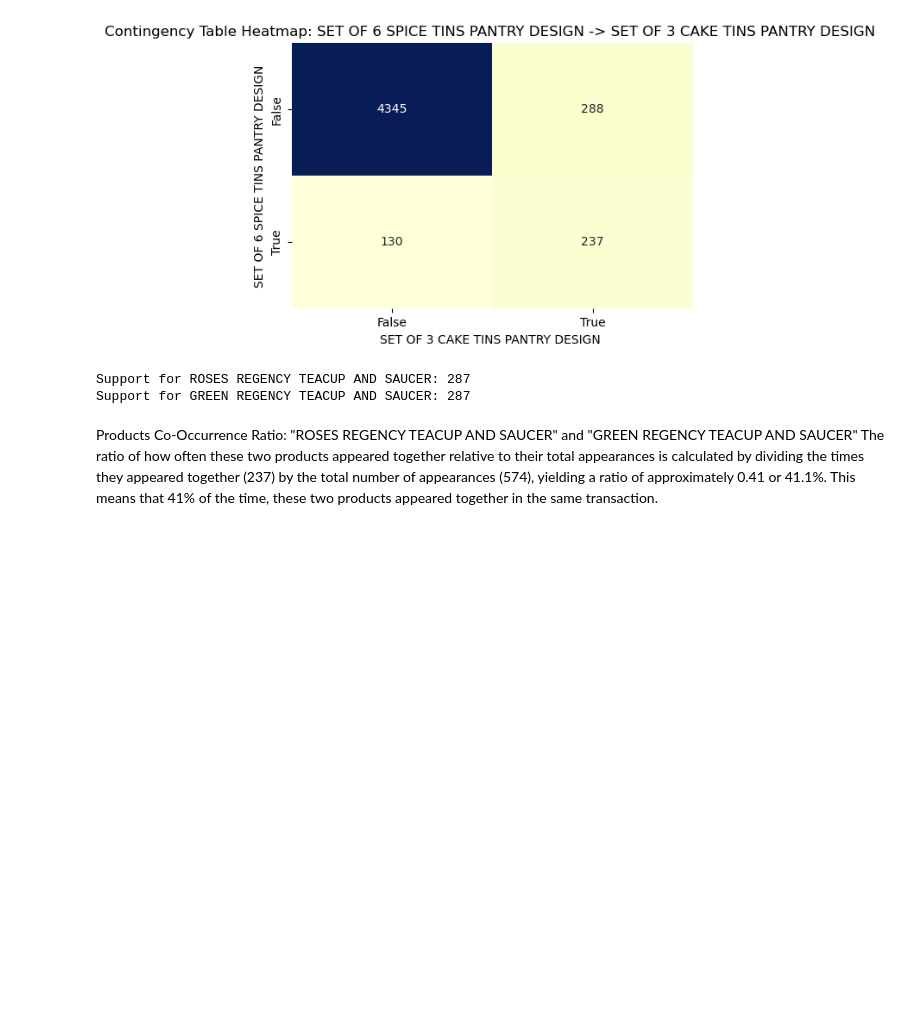
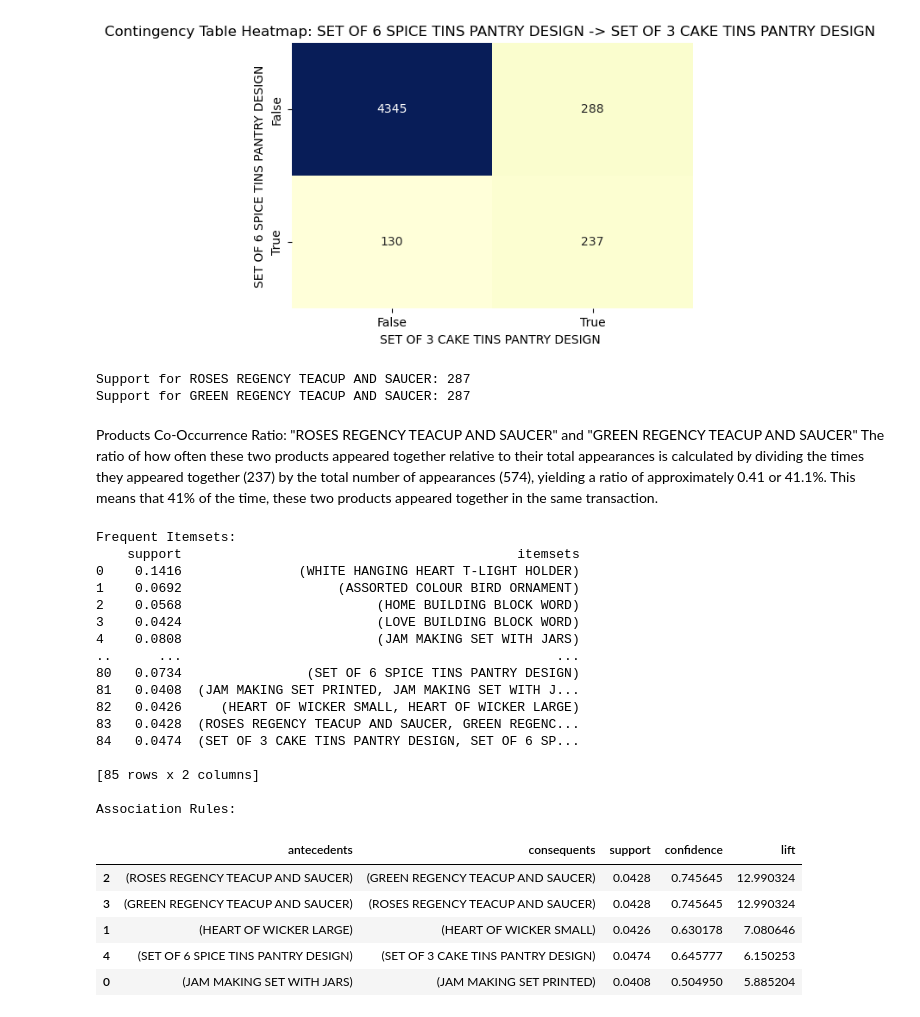
Before and after one commit to NaveenaChatti/Market-Basket-Analysis-using-Apriori-Algorithm, a Jupyter notebook: Market_Basket Analysis.ipynb, the cells around one changed output. Cells and saved outputs as stored; diff of their text form; code cells hidden in the pictures; blank space fills up the shorter version.

```diff
--- a/Market_Basket Analysis.ipynb
+++ b/Market_Basket Analysis.ipynb
@@ -425,3 +424,45 @@ Support for GREEN REGENCY TEACUP AND SAUCER: 287
 # %% [markdown]
 Products Co-Occurrence Ratio: "ROSES REGENCY TEACUP AND SAUCER" and "GREEN REGENCY TEACUP AND SAUCER"
 The ratio of how often these two products appeared together relative to their total appearances is calculated by dividing the times they appeared together (237) by the total number of appearances (574), yielding a ratio of approximately 0.41 or 41.1%. This means that 41% of the time, these two products appeared together in the same transaction.
+# %%
+from mlxtend.frequent_patterns import fpgrowth, association_rules
+
+frequent_itemsets = fpgrowth(subset, min_support=0.04, use_colnames=True)
+
+# Show the frequent itemsets
+print("Frequent Itemsets:")
+print(frequent_itemsets)
+
+# Now, you can generate association rules if needed
+# metric="lift" and min_threshold=1.0 are commonly used parameters for generating rules
+rules = association_rules(frequent_itemsets, metric="confidence", min_threshold=0.5)
+rules_sorted= rules.sort_values(by="lift",ascending=False)
+
+
+# Show the association rules
+print("\nAssociation Rules:")
+rules_sorted[['antecedents', 'consequents', 'support', 'confidence', 'lift']]
+# %% [output]
+Frequent Itemsets:
+    support                                           itemsets
+0    0.1416               (WHITE HANGING HEART T-LIGHT HOLDER)
+1    0.0692                    (ASSORTED COLOUR BIRD ORNAMENT)
+2    0.0568                         (HOME BUILDING BLOCK WORD)
+3    0.0424                         (LOVE BUILDING BLOCK WORD)
+4    0.0808                         (JAM MAKING SET WITH JARS)
+..      ...                                                ...
+80   0.0734                (SET OF 6 SPICE TINS PANTRY DESIGN)
+81   0.0408  (JAM MAKING SET PRINTED, JAM MAKING SET WITH J...
+82   0.0426     (HEART OF WICKER SMALL, HEART OF WICKER LARGE)
+83   0.0428  (ROSES REGENCY TEACUP AND SAUCER, GREEN REGENC...
+84   0.0474  (SET OF 3 CAKE TINS PANTRY DESIGN, SET OF 6 SP...
+
+[85 rows x 2 columns]
+
+Association Rules:
+|  | antecedents | consequents | support | confidence | lift |
+| 2 | (ROSES REGENCY TEACUP AND SAUCER) | (GREEN REGENCY TEACUP AND SAUCER) | 0.0428 | 0.745645 | 12.990324 |
+| 3 | (GREEN REGENCY TEACUP AND SAUCER) | (ROSES REGENCY TEACUP AND SAUCER) | 0.0428 | 0.745645 | 12.990324 |
+| 1 | (HEART OF WICKER LARGE) | (HEART OF WICKER SMALL) | 0.0426 | 0.630178 | 7.080646 |
+| 4 | (SET OF 6 SPICE TINS PANTRY DESIGN) | (SET OF 3 CAKE TINS PANTRY DESIGN) | 0.0474 | 0.645777 | 6.150253 |
+| 0 | (JAM MAKING SET WITH JARS) | (JAM MAKING SET PRINTED) | 0.0408 | 0.504950 | 5.885204 |
```
Also changed, not shown: parts of 10 cells of this notebook.
